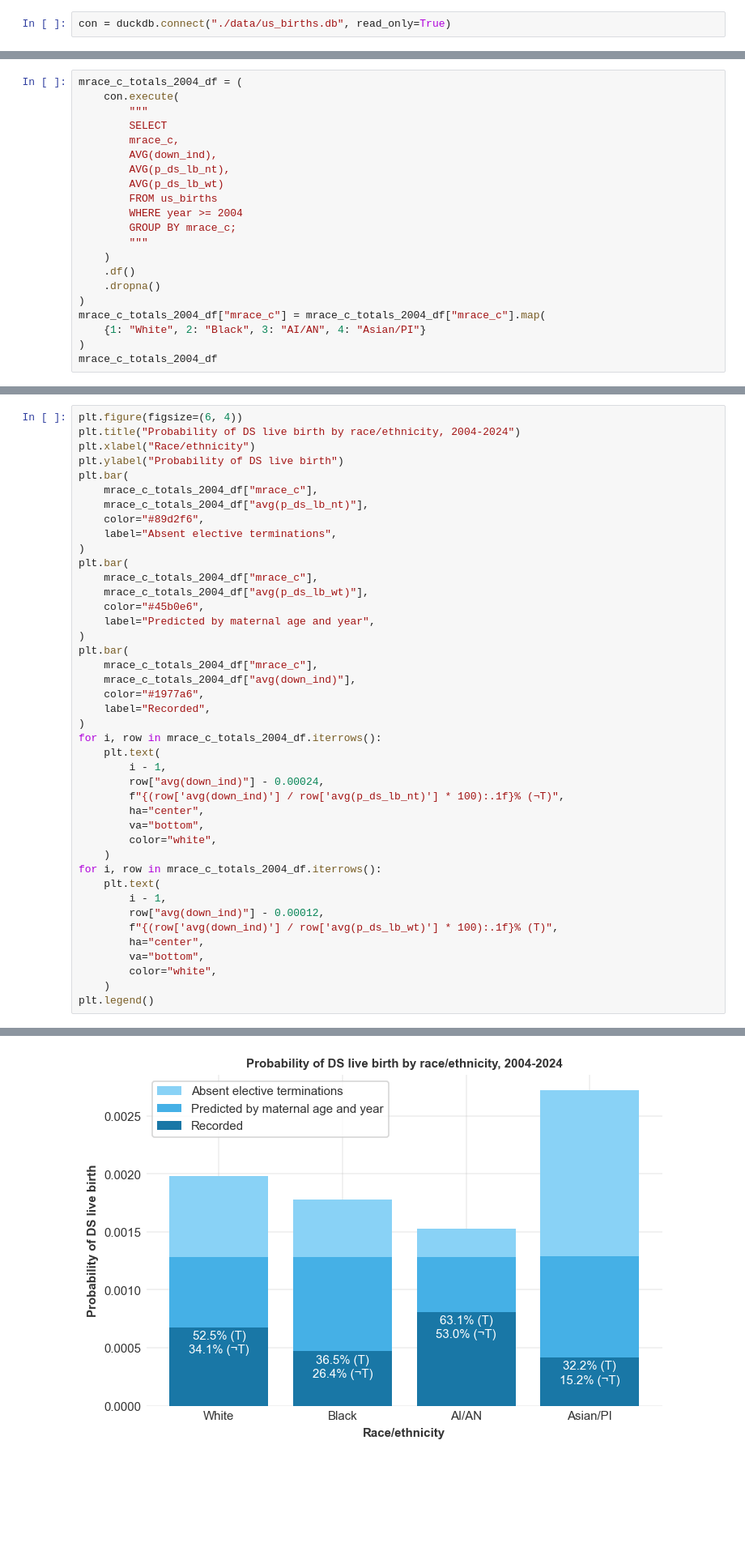
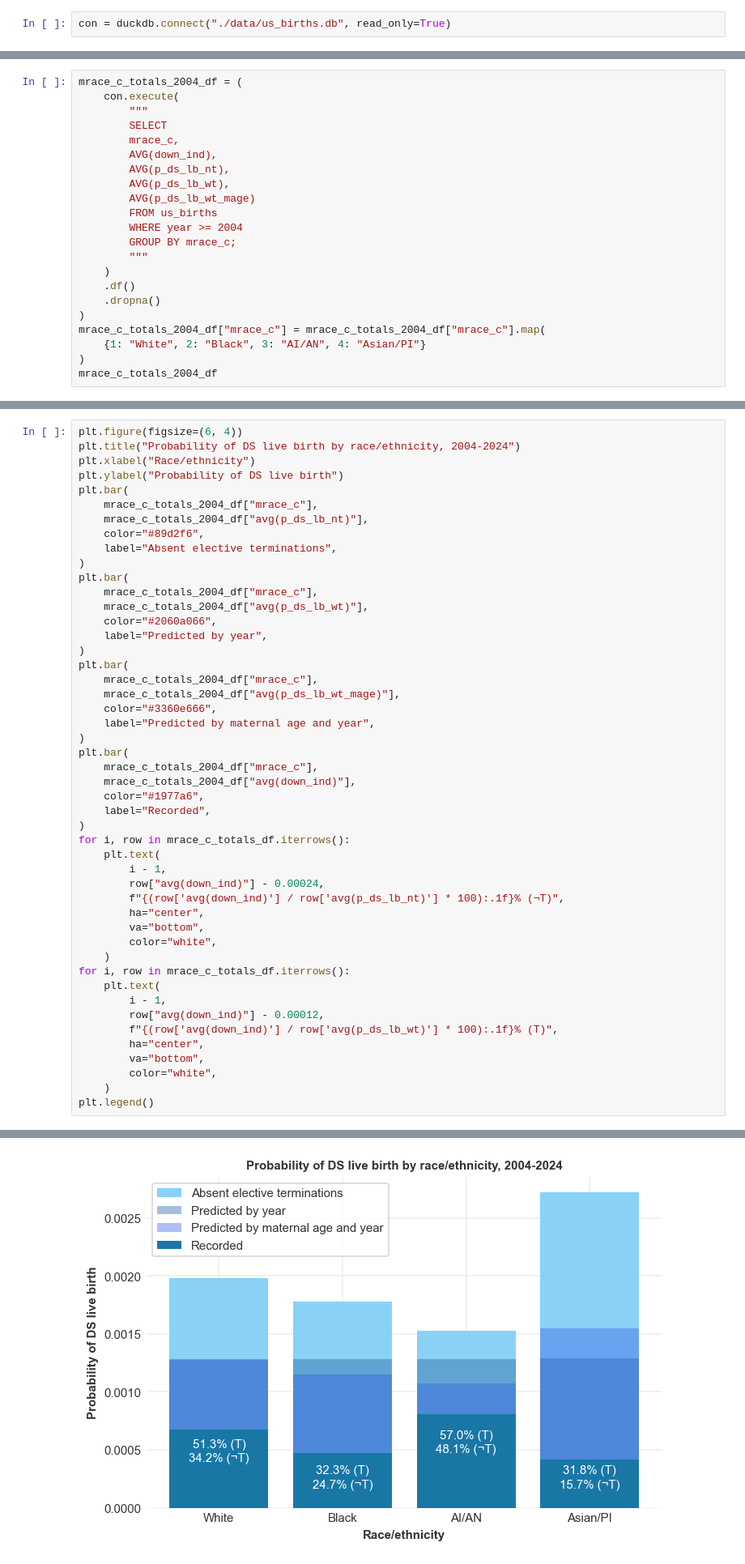
Before and after one commit to frankbuckley/ds-births-populations, a Jupyter notebook: projects/us-birth-certificates/notes-race-ethnicity.ipynb, the cells around one changed output, grey strips where cells are left out. Shown at 81% size. Saved outputs shown, nothing was run; the diff lists cells and outputs as text; blank space fills up the shorter version.

```diff
--- a/projects/us-birth-certificates/notes-race-ethnicity.ipynb
+++ b/projects/us-birth-certificates/notes-race-ethnicity.ipynb
@@ -246,7 +246,8 @@ mrace_c_totals_2004_df = (
         mrace_c,
         AVG(down_ind),
         AVG(p_ds_lb_nt),
-        AVG(p_ds_lb_wt)
+        AVG(p_ds_lb_wt),
+        AVG(p_ds_lb_wt_mage)
         FROM us_births
         WHERE year >= 2004
         GROUP BY mrace_c;
@@ -279,37 +280,43 @@ plt.bar(
 plt.bar(
     mrace_c_totals_2004_df["mrace_c"],
     mrace_c_totals_2004_df["avg(p_ds_lb_wt)"],
-    color="#45b0e6",
+    color="#2060a066",
+    label="Predicted by year",
+)
+plt.bar(
+    mrace_c_totals_2004_df["mrace_c"],
+    mrace_c_totals_2004_df["avg(p_ds_lb_wt_mage)"],
+    color="#3360e666",
     label="Predicted by maternal age and year",
 )
 plt.bar(
     mrace_c_totals_2004_df["mrace_c"],
     mrace_c_totals_2004_df["avg(down_ind)"],
     color="#1977a6",
     label="Recorded",
 )
-for i, row in mrace_c_totals_2004_df.iterrows():
+for i, row in mrace_c_totals_df.iterrows():
     plt.text(
         i - 1,
         row["avg(down_ind)"] - 0.00024,
         f"{(row['avg(down_ind)'] / row['avg(p_ds_lb_nt)'] * 100):.1f}% (¬T)",
         ha="center",
         va="bottom",
         color="white",
     )
-for i, row in mrace_c_totals_2004_df.iterrows():
+for i, row in mrace_c_totals_df.iterrows():
     plt.text(
         i - 1,
         row["avg(down_ind)"] - 0.00012,
         f"{(row['avg(down_ind)'] / row['avg(p_ds_lb_wt)'] * 100):.1f}% (T)",
         ha="center",
         va="bottom",
         color="white",
     )
 plt.legend()
 # %% [output]
 <matplotlib.legend.Legend at 0x...>
-[figure, old version]
+[figure, new version]
 # %%
 mrace_c_totals_1989_df = (
     con.execute(
```
Also changed, not shown: parts of 5 cells of this notebook, 1 other file.
